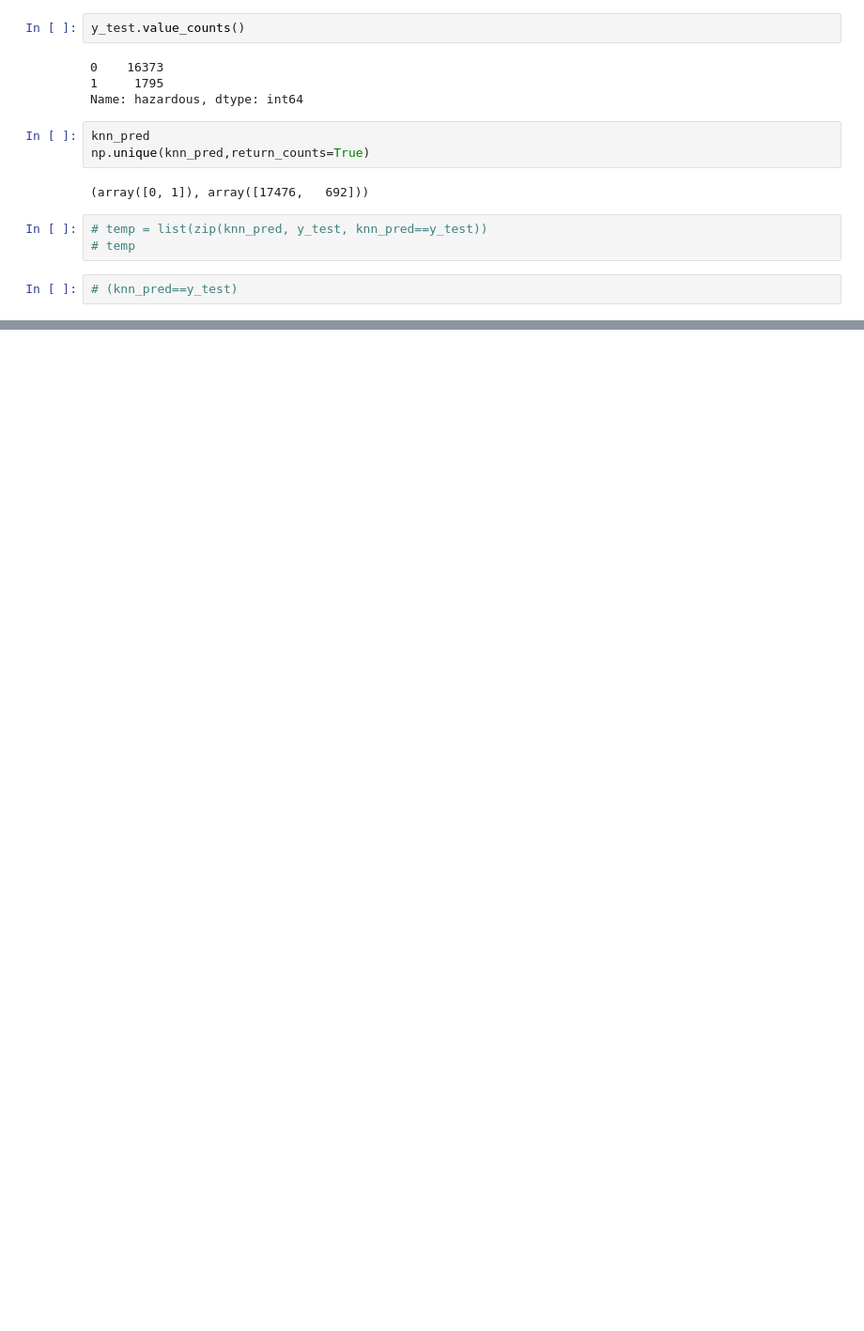
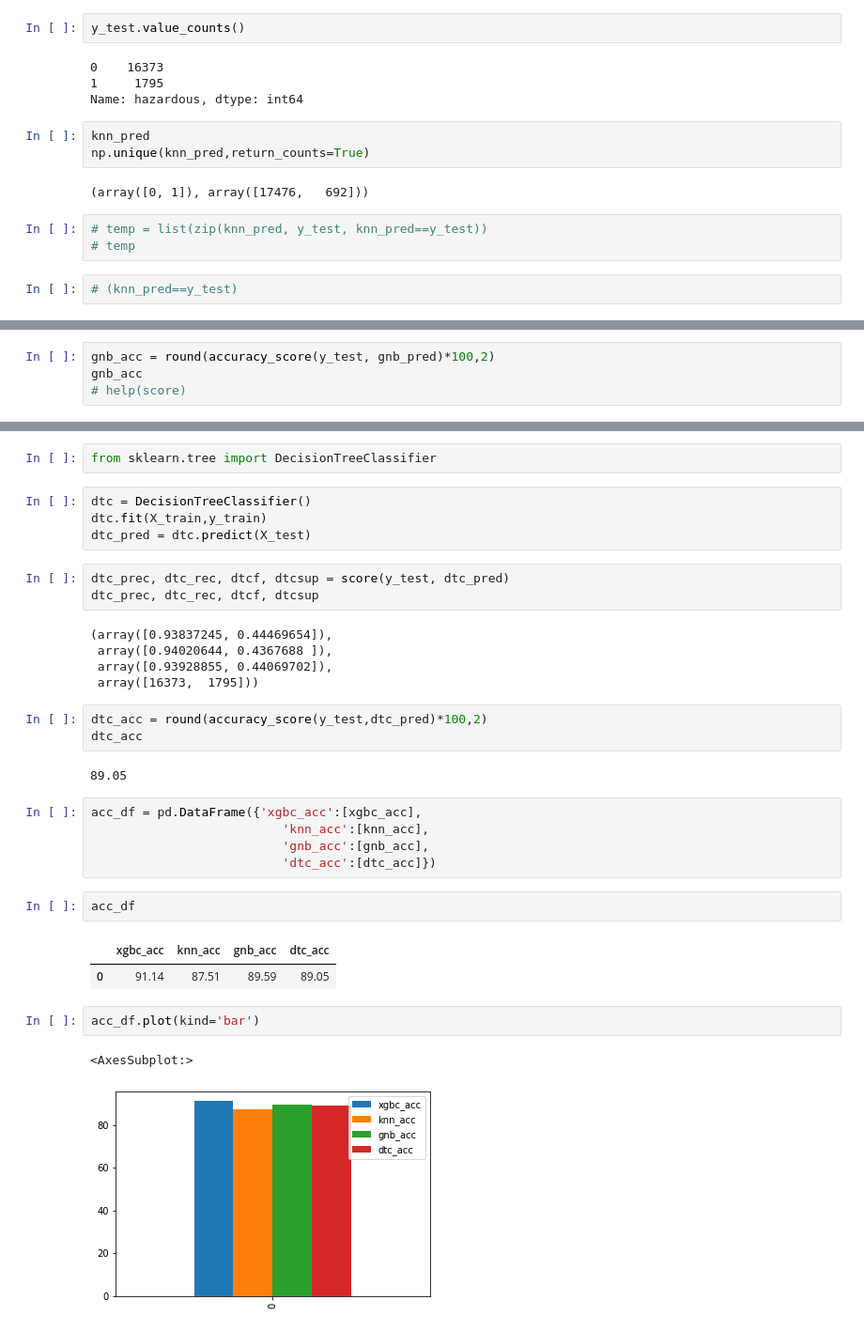
Before and after one commit to sree-28/MLprojects, a Jupyter notebook: NASA_near_miss.ipynb, the cells around one changed output, grey strips where cells are left out. Shown at 94% size. Cells and saved outputs as stored; diff of their text form; blank space fills up the shorter version.

```diff
--- a/NASA_near_miss.ipynb
+++ b/NASA_near_miss.ipynb
@@ -346,0 +363,4 @@ np.unique(knn_pred,return_counts=True)
+# %%
+gnb_acc = round(accuracy_score(y_test, gnb_pred)*100,2)
+gnb_acc
+# help(score)
@@ -346,0 +371,34 @@ np.unique(knn_pred,return_counts=True)
+# %%
+from sklearn.tree import DecisionTreeClassifier
+# %%
+dtc = DecisionTreeClassifier()
+dtc.fit(X_train,y_train)
+dtc_pred = dtc.predict(X_test)
+# %%
+dtc_prec, dtc_rec, dtcf, dtcsup = score(y_test, dtc_pred)
+dtc_prec, dtc_rec, dtcf, dtcsup
+# %% [output]
+(array([0.93837245, 0.44469654]),
+ array([0.94020644, 0.4367688 ]),
+ array([0.93928855, 0.44069702]),
+ array([16373,  1795]))
+# %%
+dtc_acc = round(accuracy_score(y_test,dtc_pred)*100,2)
+dtc_acc
+# %% [output]
+89.05
+# %%
+acc_df = pd.DataFrame({'xgbc_acc':[xgbc_acc],
+                          'knn_acc':[knn_acc],
+                          'gnb_acc':[gnb_acc],
+                          'dtc_acc':[dtc_acc]})
+# %%
+acc_df
+# %% [output]
+|  | xgbc_acc | knn_acc | gnb_acc | dtc_acc |
+| 0 | 91.14 | 87.51 | 89.59 | 89.05 |
+# %%
+acc_df.plot(kind='bar')
+# %% [output]
+<AxesSubplot:>
+[figure, added]
```
Also changed, not shown: parts of 10 cells of this notebook, 1 other file.
